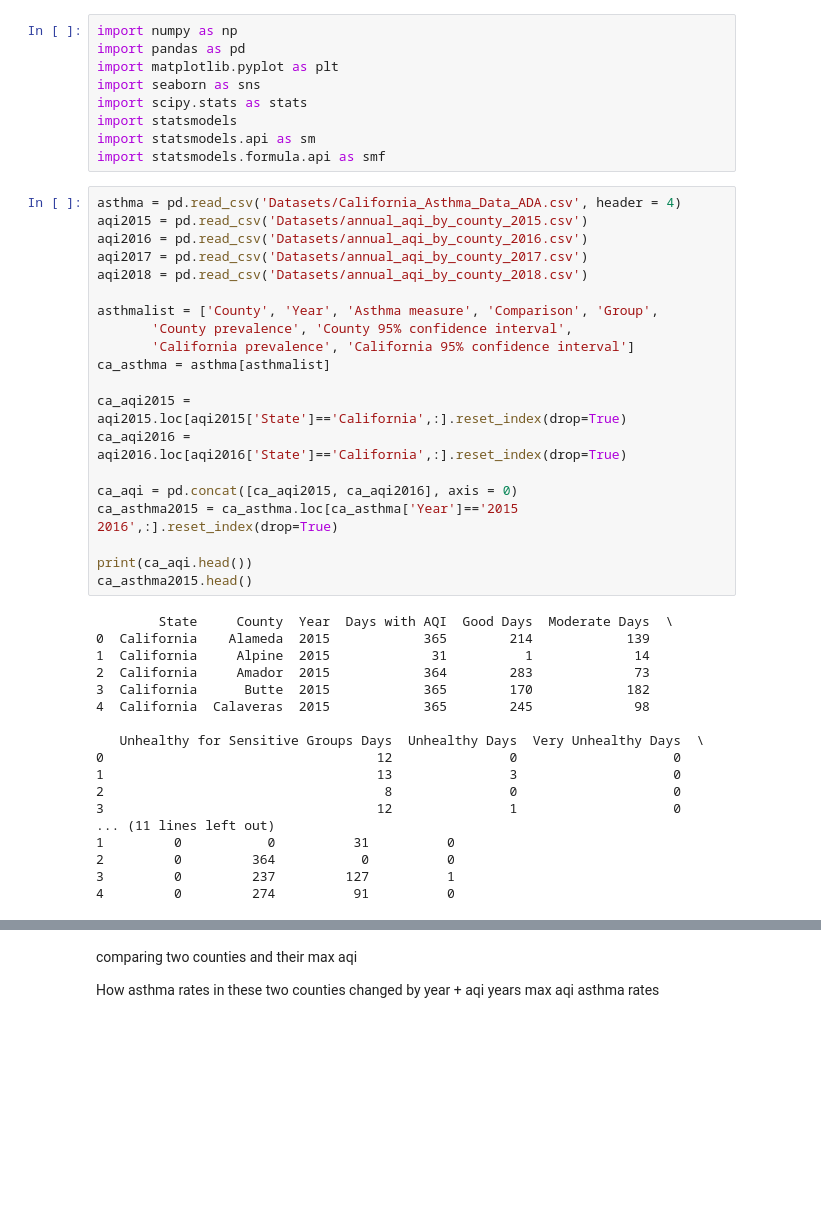
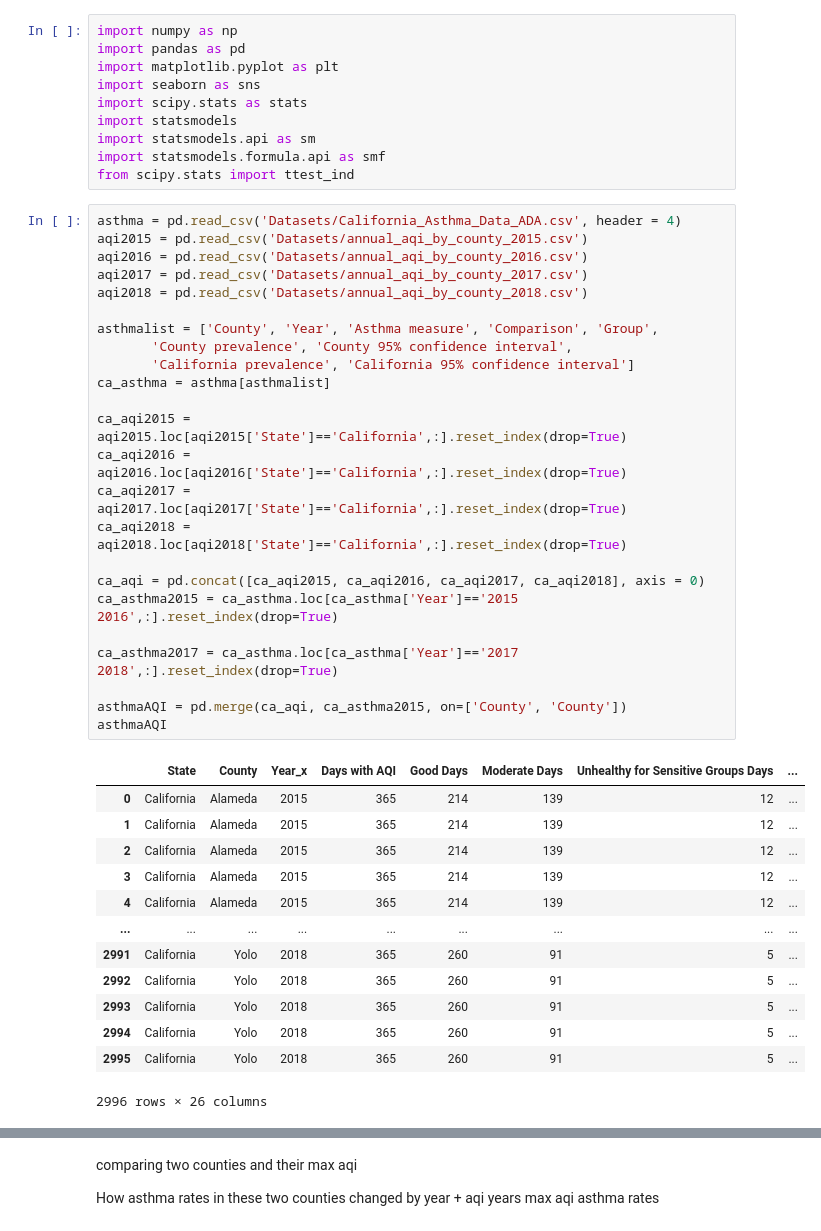
Before and after one commit to ENVS110a-SP23/group5-project, a Jupyter notebook: DataAnalysis.ipynb, the cells around one changed output, grey strips where cells are left out. Drawn from its saved outputs; the diff is of its cells as text; blank space fills up the shorter version.

```diff
--- a/DataAnalysis.ipynb
+++ b/DataAnalysis.ipynb
@@ -7,41 +7,42 @@ import scipy.stats as stats
 import statsmodels
 import statsmodels.api as sm
 import statsmodels.formula.api as smf
+from scipy.stats import ttest_ind
 # %%
 asthma = pd.read_csv('Datasets/California_Asthma_Data_ADA.csv', header = 4)
 aqi2015 = pd.read_csv('Datasets/annual_aqi_by_county_2015.csv')
 aqi2016 = pd.read_csv('Datasets/annual_aqi_by_county_2016.csv')
 aqi2017 = pd.read_csv('Datasets/annual_aqi_by_county_2017.csv')
 aqi2018 = pd.read_csv('Datasets/annual_aqi_by_county_2018.csv')
 
 asthmalist = ['County', 'Year', 'Asthma measure', 'Comparison', 'Group',
        'County prevalence', 'County 95% confidence interval',
        'California prevalence', 'California 95% confidence interval']
 ca_asthma = asthma[asthmalist]
 
 ca_aqi2015 = aqi2015.loc[aqi2015['State']=='California',:].reset_index(drop=True)
 ca_aqi2016 = aqi2016.loc[aqi2016['State']=='California',:].reset_index(drop=True)
+ca_aqi2017 = aqi2017.loc[aqi2017['State']=='California',:].reset_index(drop=True)
+ca_aqi2018 = aqi2018.loc[aqi2018['State']=='California',:].reset_index(drop=True)
 
-ca_aqi = pd.concat([ca_aqi2015, ca_aqi2016], axis = 0)
+ca_aqi = pd.concat([ca_aqi2015, ca_aqi2016, ca_aqi2017, ca_aqi2018], axis = 0)
 ca_asthma2015 = ca_asthma.loc[ca_asthma['Year']=='2015 2016',:].reset_index(drop=True)
 
-print(ca_aqi.head())
-ca_asthma2015.head()
+ca_asthma2017 = ca_asthma.loc[ca_asthma['Year']=='2017 2018',:].reset_index(drop=True)
+
+asthmaAQI = pd.merge(ca_aqi, ca_asthma2015, on=['County', 'County'])
+asthmaAQI
 # %% [output]
+|  | State | County | Year_x | Days with AQI | Good Days | Moderate Days | Unhealthy for Sensitive Groups Days | ... |
+| 0 | California | Alameda | 2015 | 365 | 214 | 139 | 12 | ... |
+| 1 | California | Alameda | 2015 | 365 | 214 | 139 | 12 | ... |
+| 2 | California | Alameda | 2015 | 365 | 214 | 139 | 12 | ... |
+| 3 | California | Alameda | 2015 | 365 | 214 | 139 | 12 | ... |
+| 4 | California | Alameda | 2015 | 365 | 214 | 139 | 12 | ... |
+| ... | ... | ... | ... | ... | ... | ... | ... | ... |
+| 2991 | California | Yolo | 2018 | 365 | 260 | 91 | 5 | ... |
+| 2992 | California | Yolo | 2018 | 365 | 260 | 91 | 5 | ... |
+| 2993 | California | Yolo | 2018 | 365 | 260 | 91 | 5 | ... |
+| 2994 | California | Yolo | 2018 | 365 | 260 | 91 | 5 | ... |
+| 2995 | California | Yolo | 2018 | 365 | 260 | 91 | 5 | ... |
-        State     County  Year  Days with AQI  Good Days  Moderate Days  \
-0  California    Alameda  2015            365        214            139
-1  California     Alpine  2015             31          1             14
-2  California     Amador  2015            364        283             73
-3  California      Butte  2015            365        170            182
-4  California  Calaveras  2015            365        245             98
-
-   Unhealthy for Sensitive Groups Days  Unhealthy Days  Very Unhealthy Days  \
-0                                   12               0                    0
-1                                   13               3                    0
-2                                    8               0                    0
-3                                   12               1                    0
-... (11 lines left out)
-1         0           0          31          0
-2         0         364           0          0
-3         0         237         127          1
-4         0         274          91          0
+2996 rows × 26 columns
```
Also changed, not shown: parts of 11 cells of this notebook, 2 other files.
